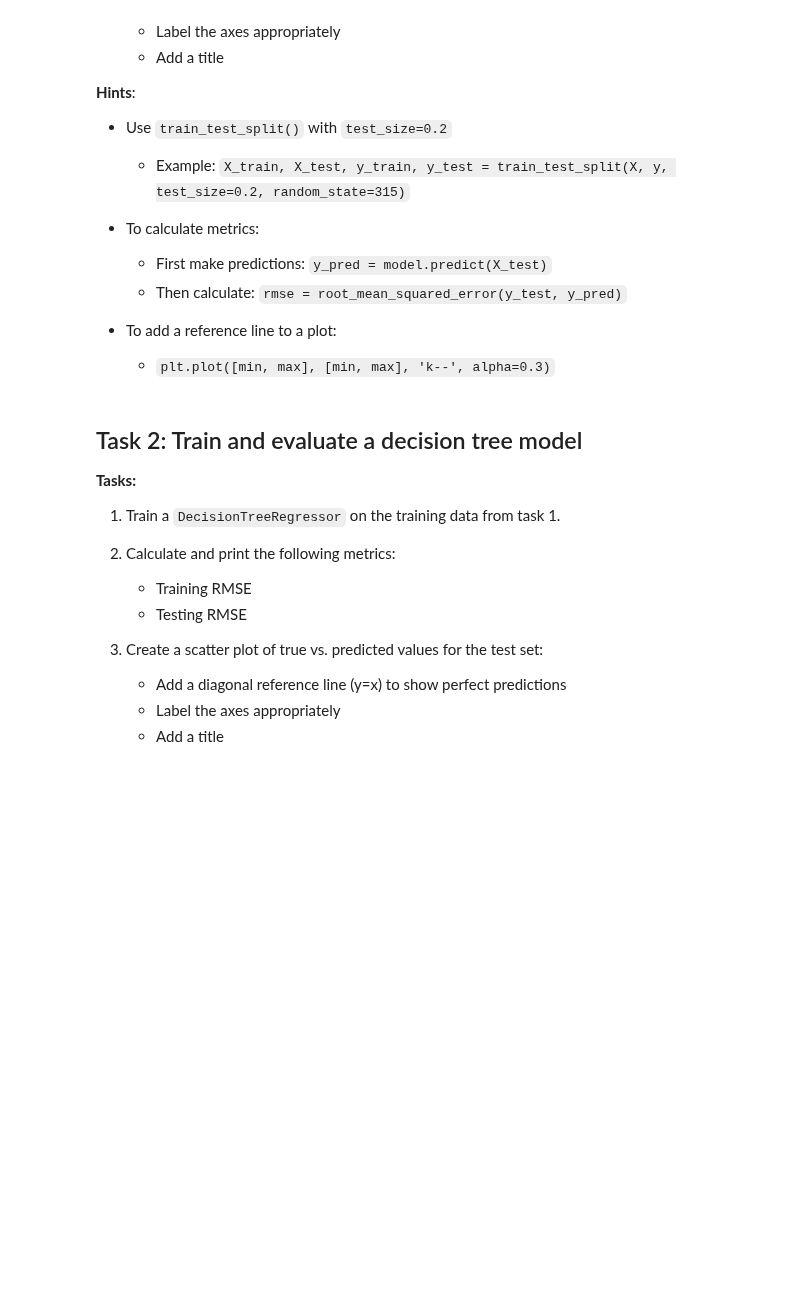
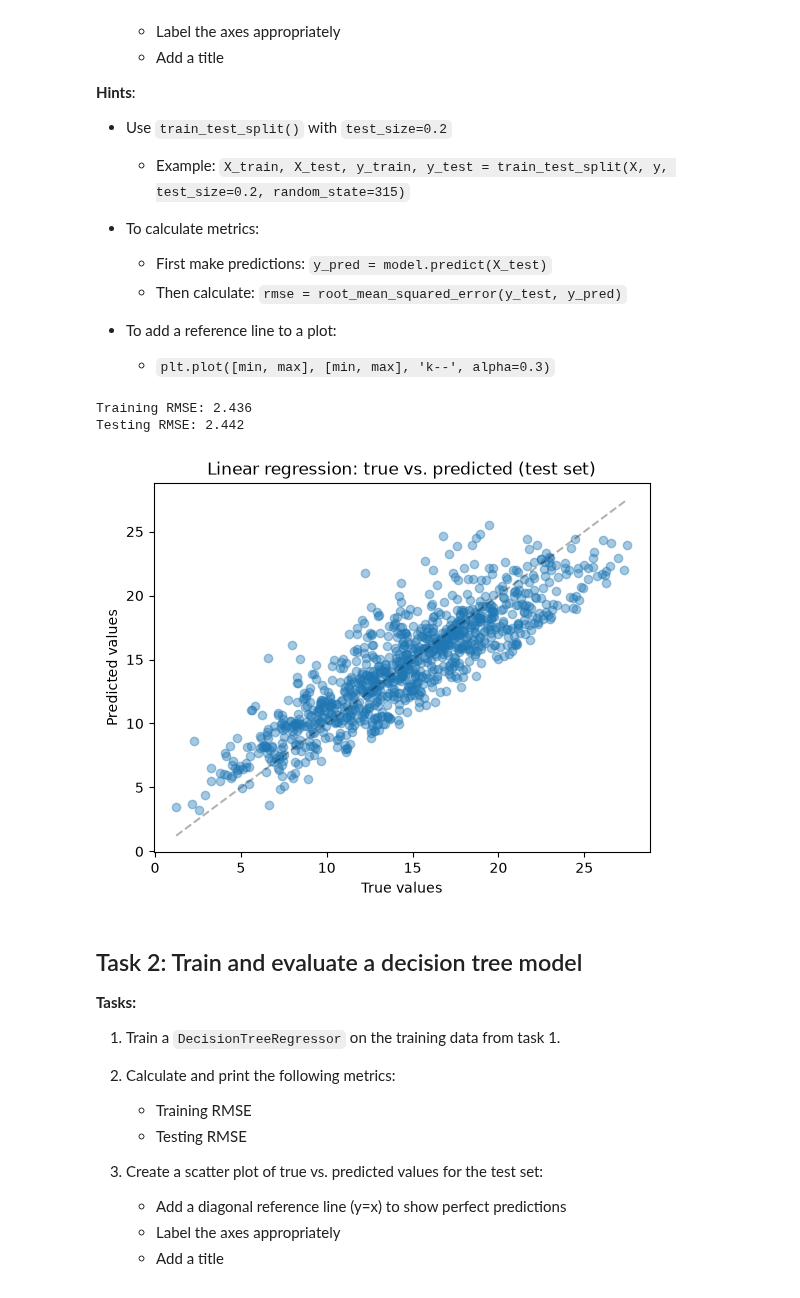
Before and after one commit to Alessandrarye/utd-aiml-coursework, a Jupyter notebook: notebooks/unit-3/lesson-19/lesson-19-activity.ipynb, the cells around one changed output. Saved outputs shown, nothing was run; the diff lists cells and outputs as text; code cells hidden in the pictures; blank space fills up the shorter version.

```diff
--- a/notebooks/unit-3/lesson-19/lesson-19-activity.ipynb
+++ b/notebooks/unit-3/lesson-19/lesson-19-activity.ipynb
@@ -60,6 +60,7 @@ from sklearn.gaussian_process import GaussianProcessRegressor
 from sklearn.gaussian_process.kernels import RBF, WhiteKernel
 from sklearn.model_selection import train_test_split, cross_val_score
 from sklearn.metrics import mean_squared_error, root_mean_squared_error, r2_score
+results = []
 # %% [markdown]
 ### Create dataset
 # %%
@@ -110,3 +116,30 @@ df.head()
+# %%
+X_train, X_test, y_train, y_test = train_test_split(X, y, test_size=0.2, random_state=315)
+
+lr_model = LinearRegression()
+lr_model.fit(X_train, y_train)
+
+train_predictions = lr_model.predict(X_train)
+test_predictions = lr_model.predict(X_test)
+
+train_rmse = root_mean_squared_error(y_train, train_predictions)
+test_rmse = root_mean_squared_error(y_test, test_predictions)
+
+print(f'Training RMSE: {train_rmse:.3f}')
+print(f'Testing RMSE: {test_rmse:.3f}')
+
+plt.scatter(y_test, test_predictions, alpha=0.4)
+plt.plot([y_test.min(), y_test.max()], [y_test.min(), y_test.max()], 'k--', alpha=0.3)
+plt.xlabel('True values')
+plt.ylabel('Predicted values')
+plt.title('Linear regression: true vs. predicted (test set)')
+plt.show()
+
+results.append({'model': 'Linear regression', 'train_rmse': train_rmse, 'test_rmse': test_rmse})
+# %% [output]
+Training RMSE: 2.436
+Testing RMSE: 2.442
+[figure, added]
 # %% [markdown]
 ## Task 2: Train and evaluate a decision tree model
 
```
Also changed, not shown: parts of 11 cells of this notebook.
